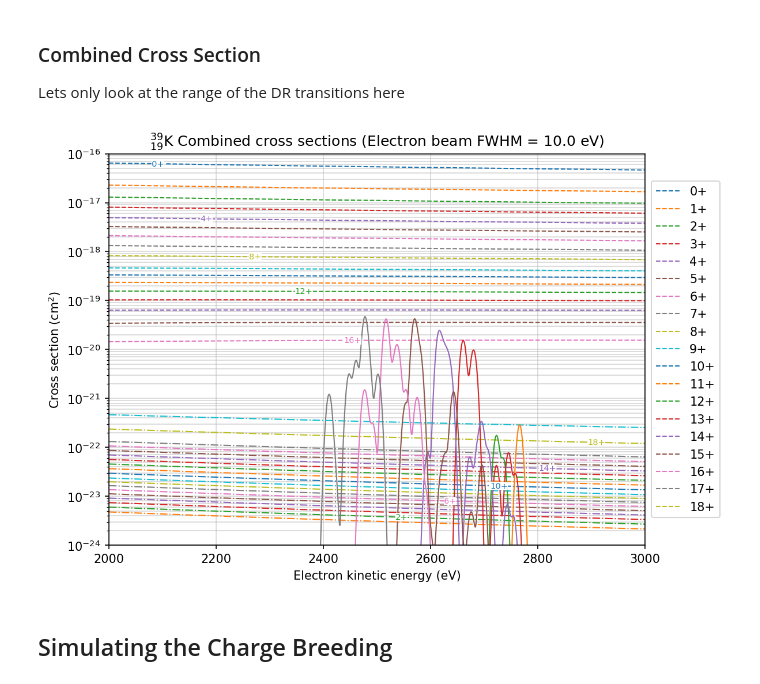
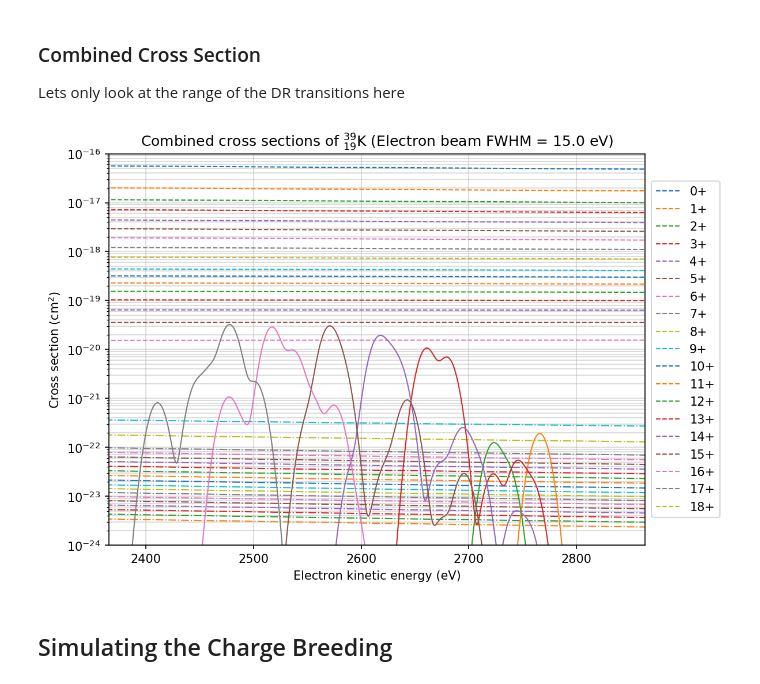
Before and after one commit to ebisim/ebisim, a Jupyter notebook: demo.ipynb, the cells around one changed output. Cells and saved outputs as stored; diff of their text form; code cells hidden in the pictures.

Commit message:
Move all plotting logic from xs to plotting submodule

```diff
--- a/demo.ipynb
+++ b/demo.ipynb
@@ -57,9 +57,10 @@ species.drxs.plot()
 
 Lets only look at the range of the DR transitions here
 # %%
-species.plot_combined_xs(xlim=(2000, 3000), ylim=(1e-24, 1e-16))
+# species.plot_combined_xs(xlim=(2000, 3000), ylim=(1e-24, 1e-16))
+ebisim.plot_combined_xs("K", 15)
 # %% [output]
-[figure, old version]
+[figure, new version]
 # %% [markdown]
 ## Simulating the Charge Breeding
 # %% [markdown]
```
Also changed, not shown: parts of 6 cells of this notebook, 3 other files.
